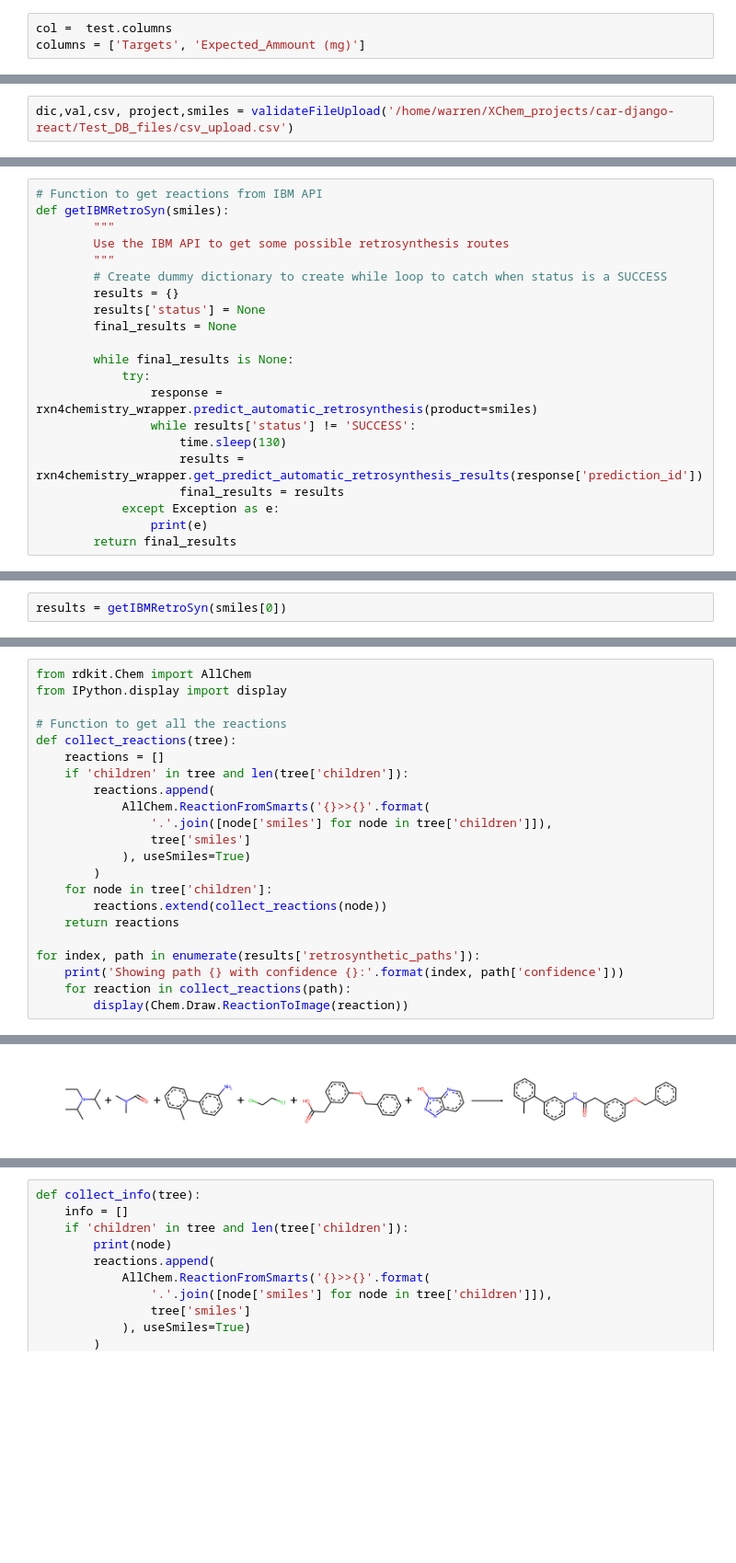
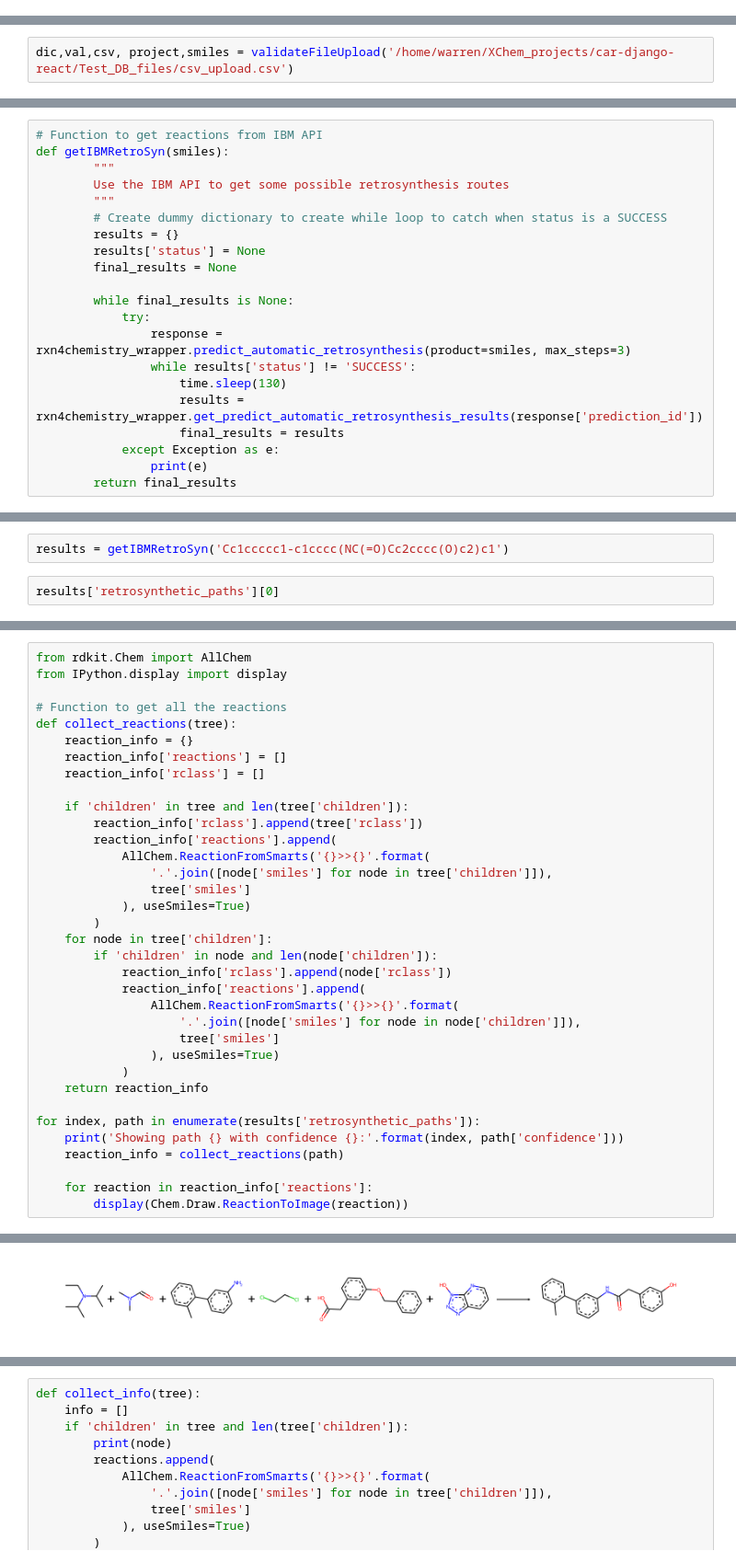
Before and after one commit to Waztom/xchem-CAR, a Jupyter notebook: Notebooks/IBM-API-Actions.ipynb, the cells around one changed output, grey strips where cells are left out. Shown at 92% size. Cells and saved outputs as stored; diff of their text form; blank space fills up the shorter version.

```diff
--- a/Notebooks/IBM-API-Actions.ipynb
+++ b/Notebooks/IBM-API-Actions.ipynb
@@ -64,3 +46,0 @@ for amount in test['Expected_Ammount (mg)']:
-# %%
-col =  test.columns
-columns = ['Targets', 'Expected_Ammount (mg)']
@@ -211,7 +168,7 @@ def getIBMRetroSyn(smiles):
 
         while final_results is None:
             try:
-                response = rxn4chemistry_wrapper.predict_automatic_retrosynthesis(product=smiles)
+                response = rxn4chemistry_wrapper.predict_automatic_retrosynthesis(product=smiles, max_steps=3)
                 while results['status'] != 'SUCCESS':
                     time.sleep(130)
                     results = rxn4chemistry_wrapper.get_predict_automatic_retrosynthesis_results(response['prediction_id'])
@@ -222,2 +181,4 @@ def getIBMRetroSyn(smiles):
+# %%
+results = getIBMRetroSyn('Cc1ccccc1-c1cccc(NC(=O)Cc2cccc(O)c2)c1')
 # %%
-results = getIBMRetroSyn(smiles[0])
+results['retrosynthetic_paths'][0]
@@ -227,21 +227,34 @@ from IPython.display import display
 
 # Function to get all the reactions
 def collect_reactions(tree):
-    reactions = []
+    reaction_info = {}
+    reaction_info['reactions'] = []
+    reaction_info['rclass'] = []
+
     if 'children' in tree and len(tree['children']):
-        reactions.append(
+        reaction_info['rclass'].append(tree['rclass'])
+        reaction_info['reactions'].append(
             AllChem.ReactionFromSmarts('{}>>{}'.format(
                 '.'.join([node['smiles'] for node in tree['children']]),
                 tree['smiles']
             ), useSmiles=True)
         )
     for node in tree['children']:
-        reactions.extend(collect_reactions(node))
-    return reactions
+        if 'children' in node and len(node['children']):
+            reaction_info['rclass'].append(node['rclass'])
+            reaction_info['reactions'].append(
+                AllChem.ReactionFromSmarts('{}>>{}'.format(
+                    '.'.join([node['smiles'] for node in node['children']]),
+                    tree['smiles']
+                ), useSmiles=True)
+            )
+    return reaction_info
 
 for index, path in enumerate(results['retrosynthetic_paths']):
     print('Showing path {} with confidence {}:'.format(index, path['confidence']))
-    for reaction in collect_reactions(path):
+    reaction_info = collect_reactions(path)
+
+    for reaction in reaction_info['reactions']:
         display(Chem.Draw.ReactionToImage(reaction))
 # %% [output]
 Showing path 0 with confidence 1.0:
@@ -255,4 +268,4 @@ Showing path 2 with confidence 1.0:
 Showing path 3 with confidence 1.0:
 [figure]
-[figure, old version]
+[figure, new version]
 Showing path 4 with confidence 1.0:
```
Also changed, not shown: parts of 13 cells of this notebook, 8 other files.
